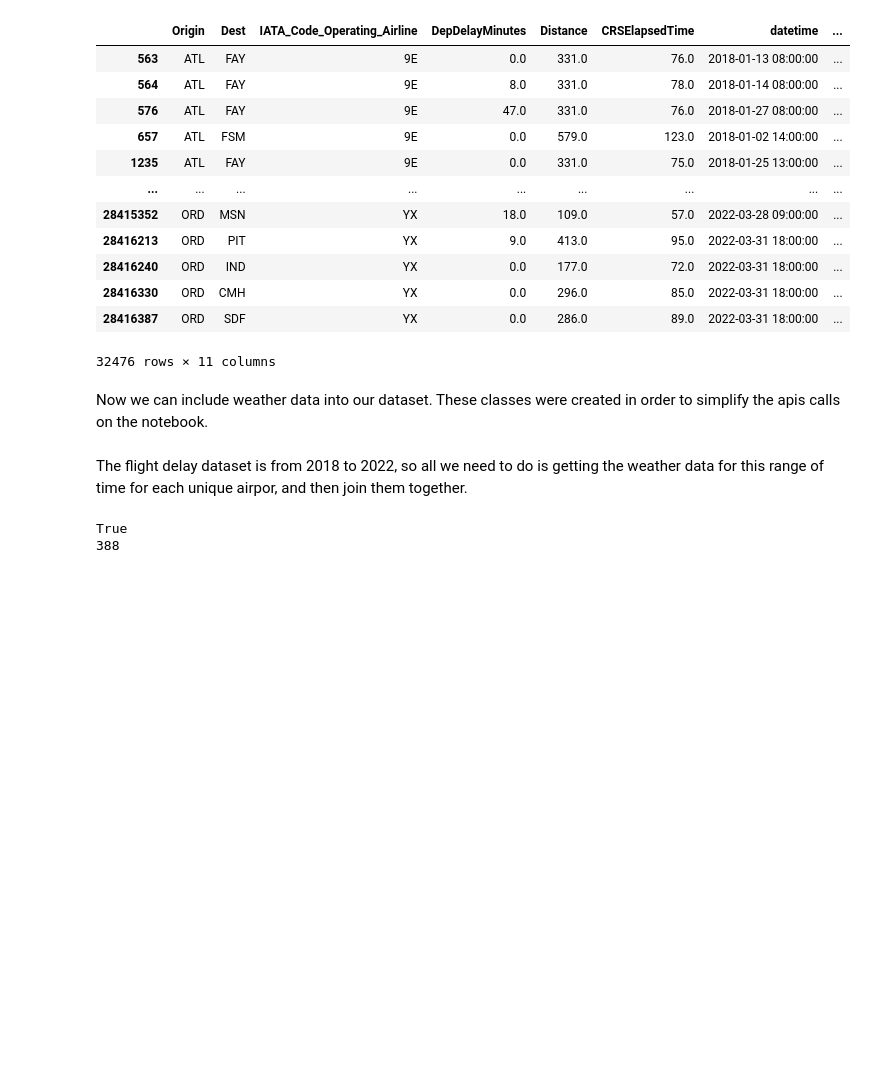
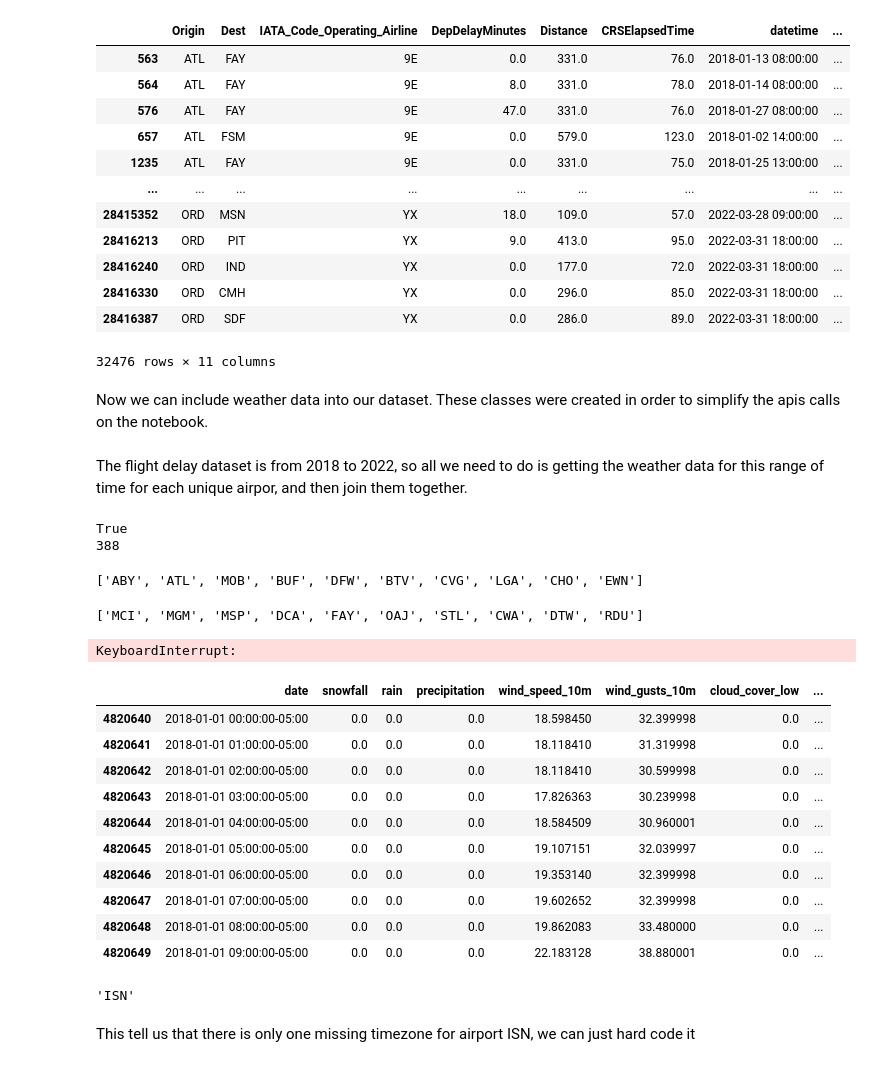
Before and after one commit to rashdul/flight-delay-prediction, a Jupyter notebook: notebooks/01_data_exploration_second_try.ipynb, the cells around one changed output. Saved outputs shown, nothing was run; the diff lists cells and outputs as text; code cells hidden in the pictures; blank space fills up the shorter version.

```diff
--- a/notebooks/01_data_exploration_second_try.ipynb
+++ b/notebooks/01_data_exploration_second_try.ipynb
@@ -338,15 +320,59 @@ lat, lon
 # %%
 from tqdm import tqdm
+import time
+
+BATCH_SIZE = 10
+length = len(set(df['Origin'].unique()))
 airports = list(df['Origin'].unique())
-api_caller_weather = OpenMeteoAPICaller()
-weathers = []
 start_date = "2018-01-01"
 end_date = "2022-12-31"
-for i in tqdm(airports):
-  weather = Weather(
-    api_caller=api_caller_weather,
-    airport_code=i,
-    code_type="iata",
-    start_date=start_date,
-    end_date=end_date,
-)
+api_caller_weather = OpenMeteoAPICaller()
+
+dfs = []
+
+for i in tqdm(range(0, length, BATCH_SIZE)):
+    airport_list = airports[i:i+BATCH_SIZE]
+    print(airport_list)
+    if len(airport_list) == 0: break
+    w = Weather(
+        api_caller=api_caller_weather,
+        airport_code=airport_list,
+        code_type="iata",
+        start_date=start_date,
+        end_date=end_date,
+    )
+
+    for attempt in range(3):
+        try:
+            df_weather = w.to_hourly_dataframe()
+            dfs.append(df_weather)
+            break
+        except Exception as e:
+            if "limit" in str(e).lower():
+                time.sleep(60)
+            else:
+                raise
+
+    time.sleep(5)
+
+weather_df = pd.concat(dfs, ignore_index=True)
+# %% [output]
+['ABY', 'ATL', 'MOB', 'BUF', 'DFW', 'BTV', 'CVG', 'LGA', 'CHO', 'EWN']
+['MCI', 'MGM', 'MSP', 'DCA', 'FAY', 'OAJ', 'STL', 'CWA', 'DTW', 'RDU']
+KeyboardInterrupt:
+# %%
+weather_df = pd.read_parquet("weather.parquet")
+# %%
+weather_df[weather_df["queried_airport_code"] == "JFK"].head(10)
+# %% [output]
+|  | date | snowfall | rain | precipitation | wind_speed_10m | wind_gusts_10m | cloud_cover_low | ... |
+| 4820640 | 2018-01-01 00:00:00-05:00 | 0.0 | 0.0 | 0.0 | 18.598450 | 32.399998 | 0.0 | ... |
+| 4820641 | 2018-01-01 01:00:00-05:00 | 0.0 | 0.0 | 0.0 | 18.118410 | 31.319998 | 0.0 | ... |
+| 4820642 | 2018-01-01 02:00:00-05:00 | 0.0 | 0.0 | 0.0 | 18.118410 | 30.599998 | 0.0 | ... |
+| 4820643 | 2018-01-01 03:00:00-05:00 | 0.0 | 0.0 | 0.0 | 17.826363 | 30.239998 | 0.0 | ... |
+| 4820644 | 2018-01-01 04:00:00-05:00 | 0.0 | 0.0 | 0.0 | 18.584509 | 30.960001 | 0.0 | ... |
+| 4820645 | 2018-01-01 05:00:00-05:00 | 0.0 | 0.0 | 0.0 | 19.107151 | 32.039997 | 0.0 | ... |
+| 4820646 | 2018-01-01 06:00:00-05:00 | 0.0 | 0.0 | 0.0 | 19.353140 | 32.399998 | 0.0 | ... |
+| 4820647 | 2018-01-01 07:00:00-05:00 | 0.0 | 0.0 | 0.0 | 19.602652 | 32.399998 | 0.0 | ... |
+| 4820648 | 2018-01-01 08:00:00-05:00 | 0.0 | 0.0 | 0.0 | 19.862083 | 33.480000 | 0.0 | ... |
+| 4820649 | 2018-01-01 09:00:00-05:00 | 0.0 | 0.0 | 0.0 | 22.183128 | 38.880001 | 0.0 | ... |
@@ -352,0 +391,6 @@ for i in tqdm(airports):
+# %%
+df[df['timezone'].isna()]['Origin'].unique()[0]
+# %% [output]
+'ISN'
+# %% [markdown]
+This tell us that there is only one missing timezone for airport ISN, we can just hard code it
```
Also changed, not shown: parts of 14 cells of this notebook.
